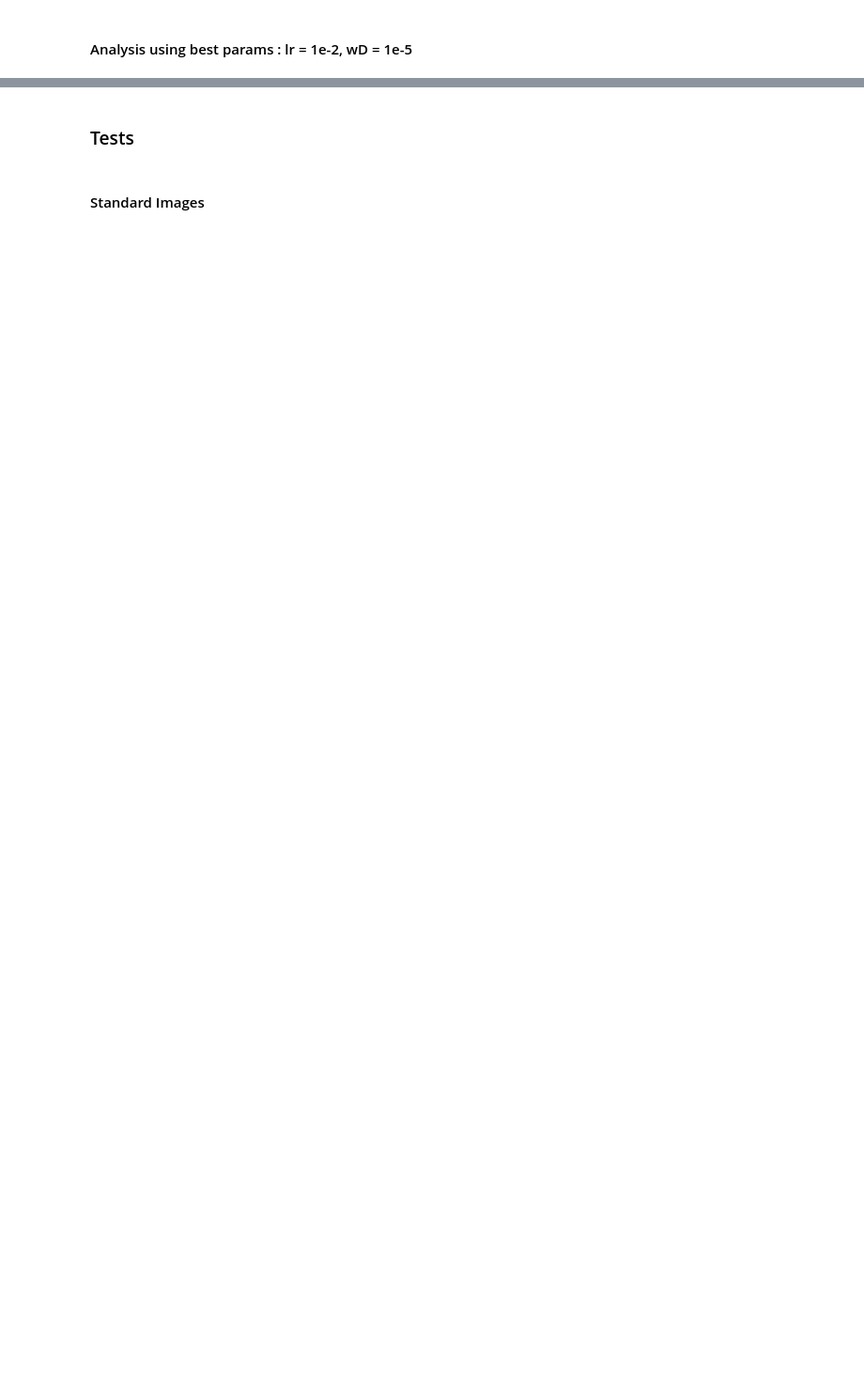
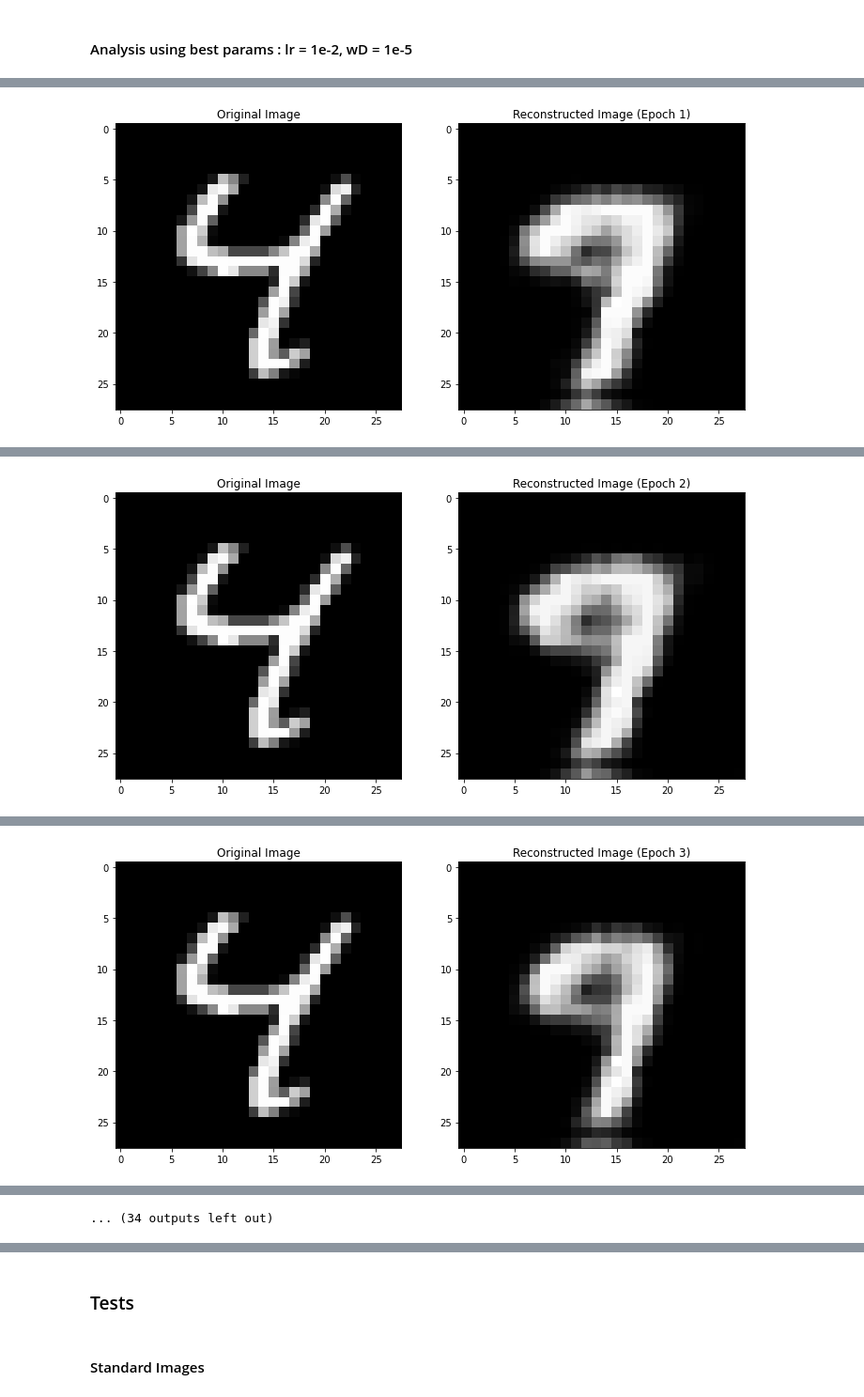
Before and after one commit to joemah/mnist, a Jupyter notebook: mnist.ipynb, the cells around one changed output, grey strips where cells are left out. Shown at 94% size. Saved outputs shown, nothing was run; the diff lists cells and outputs as text; code cells hidden in the pictures; blank space fills up the shorter version.

```diff
--- a/mnist.ipynb
+++ b/mnist.ipynb
@@ -172,7 +174,7 @@ for epoch  in range(epochs):
     net.eval()
     with torch.no_grad():
         rec_img = net(img) # reconstructed image
-    if epoch <= 10 or epoch >= 90:
+    if epoch<=4 or 24<=epoch<=29 or 64<=epoch<=69 or epoch >=94:
         fig, axs = plt.subplots(1, 2, figsize=(12,6))
         axs[0].imshow(img.cpu().squeeze().numpy(), cmap='gist_gray')
         axs[0].set_title('Original Image')
@@ -193,3 +195,4 @@ for epoch  in range(epochs):
     # Early stopping
     if epoch>100 and abs(val_loss_log[-1] - val_loss_log[-100]) < 0.001:
         break
+# %% [output]
@@ -195,0 +203 @@ for epoch  in range(epochs):
+[figure, added]
@@ -195,0 +208 @@ for epoch  in range(epochs):
+[figure, added]
@@ -195,0 +213 @@ for epoch  in range(epochs):
+[figure, added]
@@ -196,3 +229,4 @@ for epoch  in range(epochs):
+... (34 outputs left out)
 # %%
 def losses_plots(trace, data, colors, spaceD, h, w):
 
```
Also changed, not shown: parts of 9 cells of this notebook, 33 other files.
